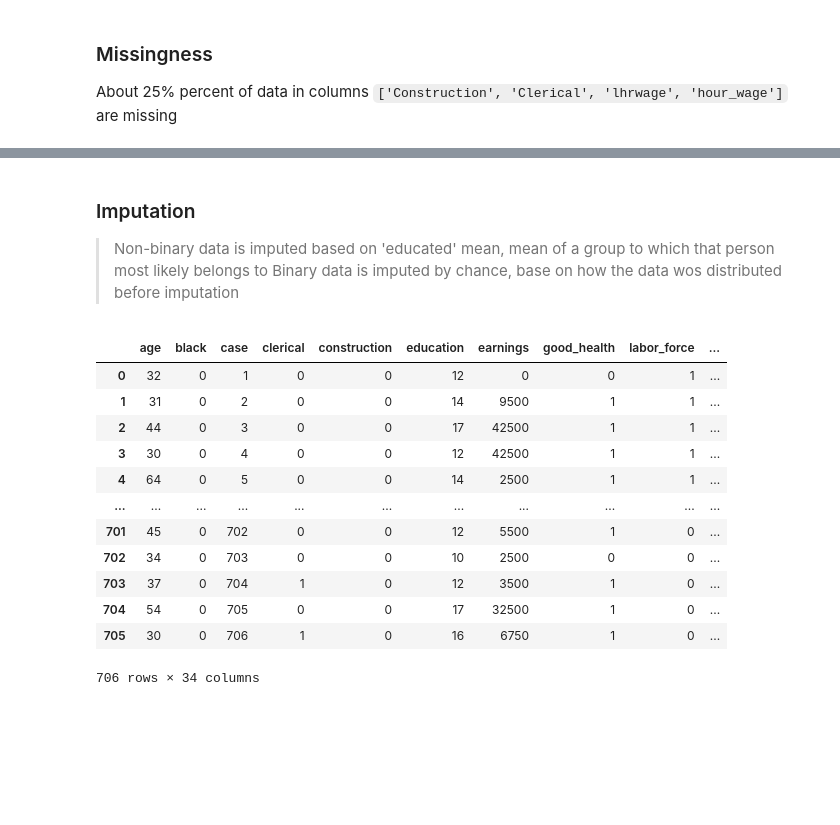
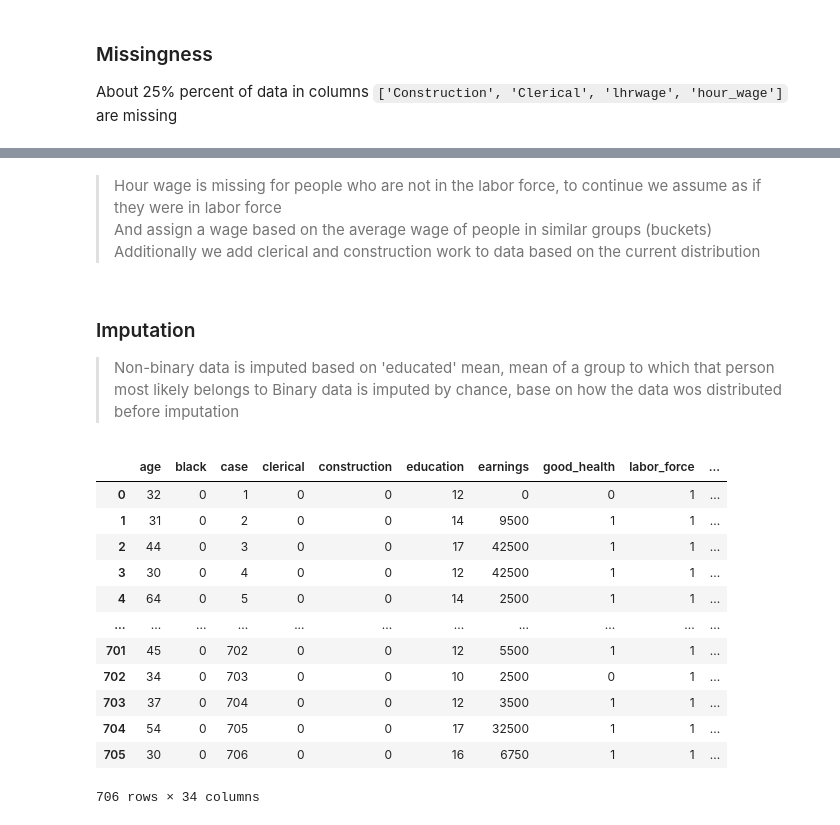
Before and after one commit to Mauzerov/DS-SleepData, a Jupyter notebook: Analysis.ipynb, the cells around one changed output, grey strips where cells are left out. Drawn from its saved outputs; the diff is of its cells as text; code cells hidden in the pictures; blank space fills up the shorter version.

```diff
--- a/Analysis.ipynb
+++ b/Analysis.ipynb
@@ -131,3 +153,7 @@ msno.matrix(df, figsize=(12, 8))
+# %% [markdown]
+> Hour wage is missing for people who are not in the labor force, to continue we assume as if they were in labor force \
+> And assign a wage based on the average wage of people in similar groups (buckets) \
+> Additionally we add clerical and construction work to data based on the current distribution
 # %% [markdown]
 ### Imputation
 > Non-binary data is imputed based on 'educated' mean, mean of a group to which that person most likely belongs to
@@ -154,37 +180,42 @@ def impute_by_priority_mean(df: pd.DataFrame, target_col: str, group_priority: l
             if key in means and pd.notna(means[key]):
                 return means[key]
         return df[target_col].mean()
 
     df[target_col] = df.apply(impute, axis=1)
     return df
 
-priority = ["black", "education", "good_health", "male", "married", "self_employed", "age"]
+priority = ["black", "education", "good_health", "male", "married", "self_employed", "expertise", "age"]
 
 float64_cols = df.select_dtypes(include=['float64'])
 columns_with_na = float64_cols.columns[float64_cols.isna().any()].tolist()
 for col in columns_with_na:
     df = impute_by_priority_mean(df, col, priority)
 
 
 random_columns = ["clerical", "construction"]
 
 for col in random_columns:
     probs = df[col].value_counts(normalize=True)
     num_nans = df[col].isna().sum()
     fill_values = np.random.choice(probs.index, size=num_nans, p=probs.values)
     df.loc[df[col].isna(), col] = fill_values
+
+# If both clerical and construction are 1, we assume construction is not applicable
+df[(df["clerical"] == 1) & (df["construction"] == 1)]["construction"] = 0
+df["labor_force"] = 1 # Assume all people are in labor force
+
 df
 # %% [output]
 |  | age | black | case | clerical | construction | education | earnings | good_health | labor_force | ... |
 | 0 | 32 | 0 | 1 | 0 | 0 | 12 | 0 | 0 | 1 | ... |
 | 1 | 31 | 0 | 2 | 0 | 0 | 14 | 9500 | 1 | 1 | ... |
 | 2 | 44 | 0 | 3 | 0 | 0 | 17 | 42500 | 1 | 1 | ... |
 | 3 | 30 | 0 | 4 | 0 | 0 | 12 | 42500 | 1 | 1 | ... |
 | 4 | 64 | 0 | 5 | 0 | 0 | 14 | 2500 | 1 | 1 | ... |
 | ... | ... | ... | ... | ... | ... | ... | ... | ... | ... | ... |
-| 701 | 45 | 0 | 702 | 0 | 0 | 12 | 5500 | 1 | 0 | ... |
-| 702 | 34 | 0 | 703 | 0 | 0 | 10 | 2500 | 0 | 0 | ... |
-| 703 | 37 | 0 | 704 | 1 | 0 | 12 | 3500 | 1 | 0 | ... |
-| 704 | 54 | 0 | 705 | 0 | 0 | 17 | 32500 | 1 | 0 | ... |
-| 705 | 30 | 0 | 706 | 1 | 0 | 16 | 6750 | 1 | 0 | ... |
+| 701 | 45 | 0 | 702 | 0 | 0 | 12 | 5500 | 1 | 1 | ... |
+| 702 | 34 | 0 | 703 | 0 | 0 | 10 | 2500 | 0 | 1 | ... |
+| 703 | 37 | 0 | 704 | 0 | 0 | 12 | 3500 | 1 | 1 | ... |
+| 704 | 54 | 0 | 705 | 0 | 0 | 17 | 32500 | 1 | 1 | ... |
+| 705 | 30 | 0 | 706 | 0 | 0 | 16 | 6750 | 1 | 1 | ... |
 706 rows × 34 columns
```
Also changed, not shown: parts of 13 cells of this notebook.
